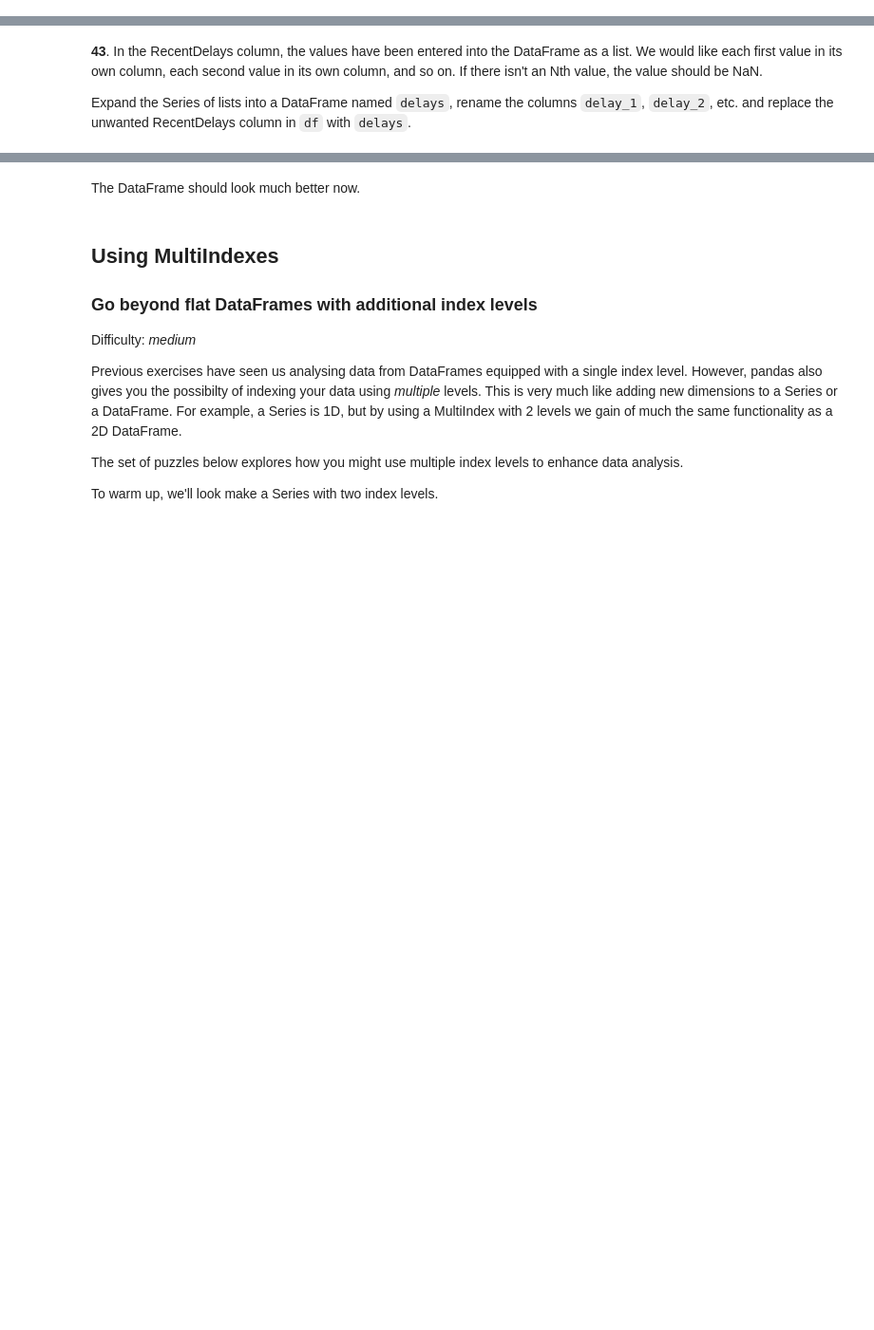
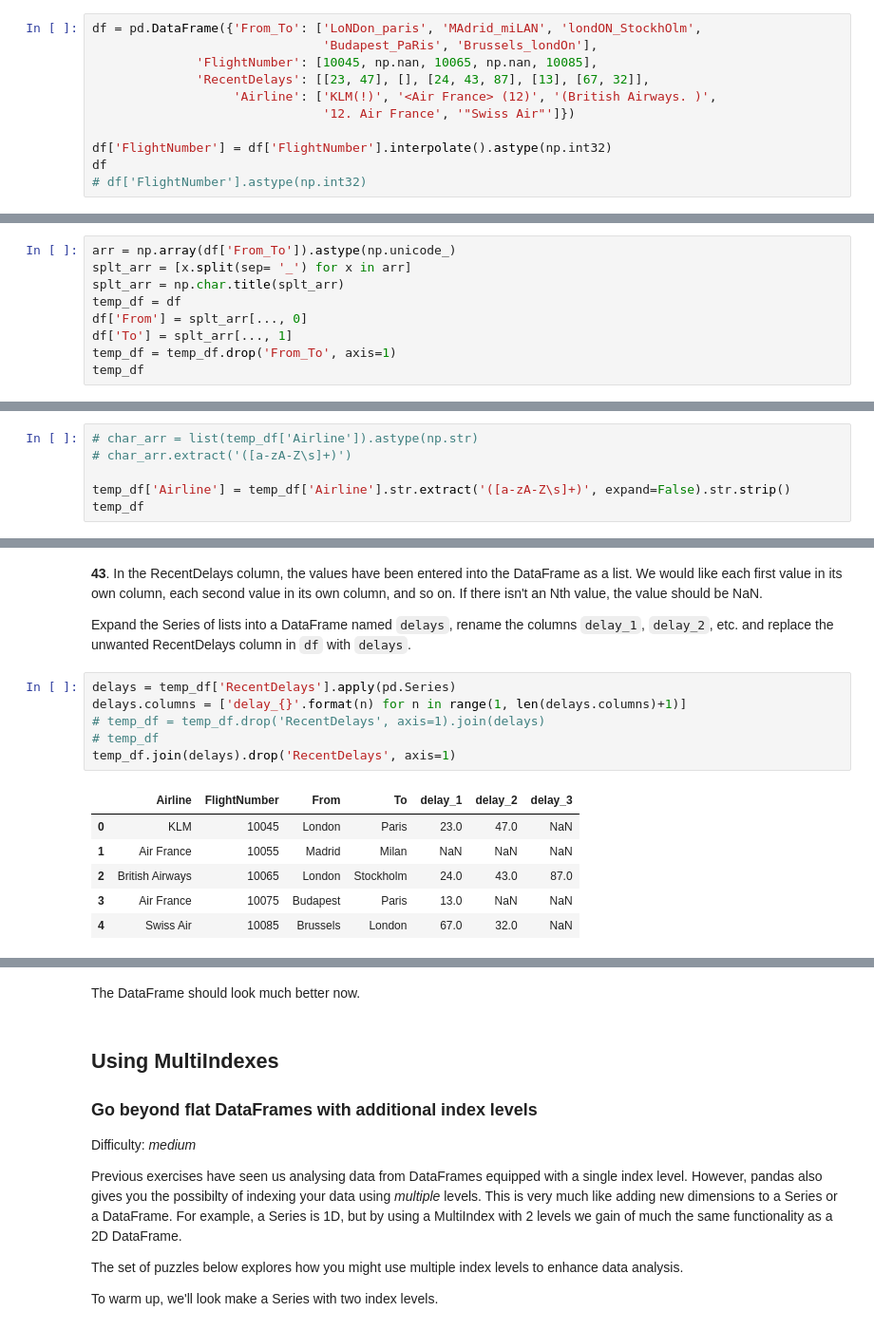
Before and after one commit to suicideBomber1/100-pandas-puzzles, a Jupyter notebook: 100-pandas-puzzles-suicideBomber1-solutions.ipynb, the cells around one changed output, grey strips where cells are left out. Shown at 95% size. Saved outputs shown, nothing was run; the diff lists cells and outputs as text; blank space fills up the shorter version.

```diff
--- a/100-pandas-puzzles-suicideBomber1-solutions.ipynb
+++ b/100-pandas-puzzles-suicideBomber1-solutions.ipynb
@@ -535,3 +559,14 @@ df = pd.DataFrame({'From_To': ['LoNDon_paris', 'MAdrid_miLAN', 'londON_StockhOlm
 (It's some flight data I made up; it's not meant to be accurate in any way.)
 # %% [markdown]
 **38.** Some values in the the FlightNumber column are missing. These numbers are meant to increase by 10 with each row so 10055 and 10075 need to be put in place. Fill in these missing numbers and make the column an integer column (instead of a float column).
+# %%
+df = pd.DataFrame({'From_To': ['LoNDon_paris', 'MAdrid_miLAN', 'londON_StockhOlm',
+                               'Budapest_PaRis', 'Brussels_londOn'],
+              'FlightNumber': [10045, np.nan, 10065, np.nan, 10085],
+              'RecentDelays': [[23, 47], [], [24, 43, 87], [13], [67, 32]],
+                   'Airline': ['KLM(!)', '<Air France> (12)', '(British Airways. )',
+                               '12. Air France', '"Swiss Air"']})
+
+df['FlightNumber'] = df['FlightNumber'].interpolate().astype(np.int32)
+df
+# df['FlightNumber'].astype(np.int32)
@@ -538,2 +580,11 @@ df = pd.DataFrame({'From_To': ['LoNDon_paris', 'MAdrid_miLAN', 'londON_StockhOlm
 # %% [markdown]
 **39.** The From\_To column would be better as two separate columns! Split each string on the underscore delimiter `_` to give a new temporary DataFrame with the correct values. Assign the correct column names to this temporary DataFrame.
+# %%
+arr = np.array(df['From_To']).astype(np.unicode_)
+splt_arr = [x.split(sep= '_') for x in arr]
+splt_arr = np.char.title(splt_arr)
+temp_df = df
+df['From'] = splt_arr[..., 0]
+df['To'] = splt_arr[..., 1]
+temp_df = temp_df.drop('From_To', axis=1)
+temp_df
@@ -544,2 +611,8 @@ df = pd.DataFrame({'From_To': ['LoNDon_paris', 'MAdrid_miLAN', 'londON_StockhOlm
 # %% [markdown]
 **42**. In the Airline column, you can see some extra puctuation and symbols have appeared around the airline names. Pull out just the airline name. E.g. `'(British Airways. )'` should become `'British Airways'`.
+# %%
+# char_arr = list(temp_df['Airline']).astype(np.str)
+# char_arr.extract('([a-zA-Z\s]+)')
+
+temp_df['Airline'] = temp_df['Airline'].str.extract('([a-zA-Z\s]+)', expand=False).str.strip()
+temp_df
@@ -549 +630,14 @@ df = pd.DataFrame({'From_To': ['LoNDon_paris', 'MAdrid_miLAN', 'londON_StockhOlm
 Expand the Series of lists into a DataFrame named `delays`, rename the columns `delay_1`, `delay_2`, etc. and replace the unwanted RecentDelays column in `df` with `delays`.
+# %%
+delays = temp_df['RecentDelays'].apply(pd.Series)
+delays.columns = ['delay_{}'.format(n) for n in range(1, len(delays.columns)+1)]
+# temp_df = temp_df.drop('RecentDelays', axis=1).join(delays)
+# temp_df
+temp_df.join(delays).drop('RecentDelays', axis=1)
+# %% [output]
+|  | Airline | FlightNumber | From | To | delay_1 | delay_2 | delay_3 |
+| 0 | KLM | 10045 | London | Paris | 23.0 | 47.0 | NaN |
+| 1 | Air France | 10055 | Madrid | Milan | NaN | NaN | NaN |
+| 2 | British Airways | 10065 | London | Stockholm | 24.0 | 43.0 | 87.0 |
+| 3 | Air France | 10075 | Budapest | Paris | 13.0 | NaN | NaN |
+| 4 | Swiss Air | 10085 | Brussels | London | 67.0 | 32.0 | NaN |
```
Also changed, not shown: parts of 7 cells of this notebook, 1 other file.
